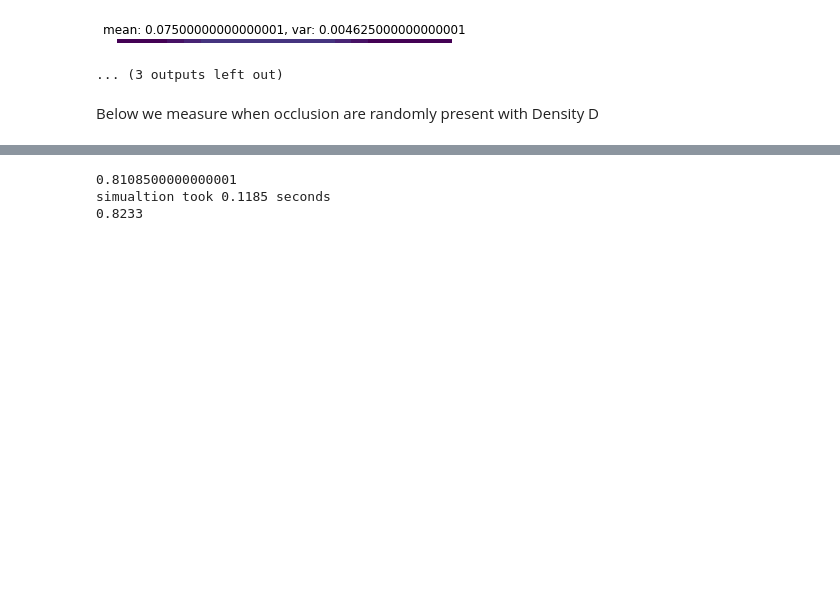
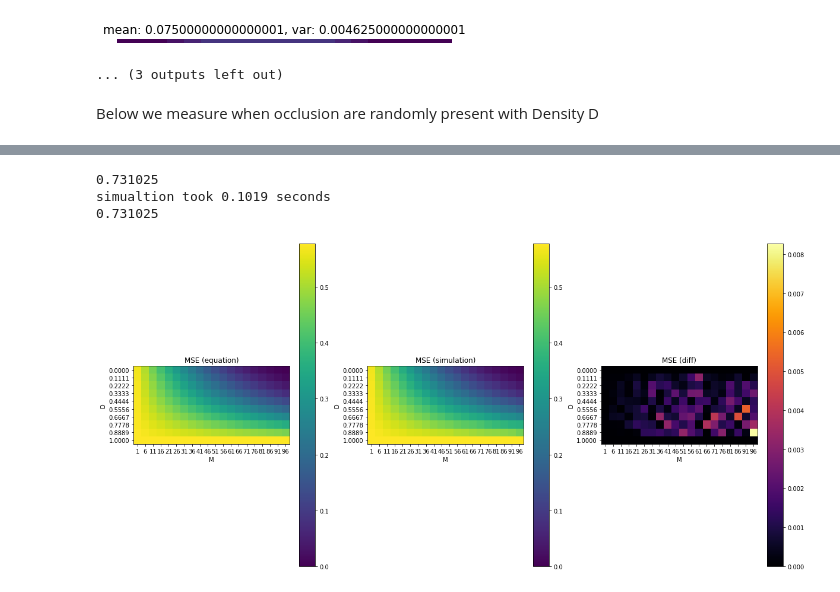
Before and after one commit to schedldave/aos-scripts, a Jupyter notebook: MSE_with_Motion.ipynb, the cells around one changed output, grey strips where cells are left out. Cells and saved outputs as stored; diff of their text form; code cells hidden in the pictures; blank space fills up the shorter version.

```diff
--- a/MSE_with_Motion.ipynb
+++ b/MSE_with_Motion.ipynb
@@ -344,26 +344,27 @@ print(np.mean(nums), np.count_nonzero(nums)/1000)
 import time
 
 w = 100 # simualtion width / fov on the ground
-a =  19 # size of the target on the ground
+a =  1 # size of the target on the ground
 r = a / w # ratio / mean between target and
 d = 1 # movement of the target
 o_size = 1 # occluder size
 o_shift = 1 # occluder shift every image
-o_dens = 0.9 # occlusion density
+o_dens = 0.0 # occlusion density
 s_mean = 1.0 # signal mean
+o_mean = 0.1 # noise mean
 N = 20 # number of images recorded
 M = N if d<=0 else max(min(a/d,N),1) # number of overlaps with moving [1 ... N].
 
 sim_trails = 100 # number of simulation trails
 
-def simulate(w,N,a,d,s_mean,o_dens,o_size,o_shift):
+def simulate(w,N,a,d,s_mean,o_mean,o_dens,o_size,o_shift):
   # create occlusion with a certain density
   occlimage = np.random.choice([0, 1], size=(1,int(w/o_size)), p=[o_dens, 1-o_dens]) #np.random.binomial(n=1, p=1-o_dens, size=(1,50))
   occlimage = occlimage.repeat(o_size, axis=1)
 
   # create signal
   sx,sy = int(a), int(a)
-  single = np.zeros((1,w))
+  single = np.ones((1,w)) * o_mean
   x,y = sx + d, sy
   single[:,x:x+a] = s_mean
 
@@ -378,7 +379,9 @@ def simulate(w,N,a,d,s_mean,o_dens,o_size,o_shift):
   # non-noise count: print(np.sum(occls,axis=2))
 
   # integral image:
-  integral = np.mean(images*occls,axis=2)
+  X = images
+  X[occls==0] = o_mean
+  integral = np.mean(X,axis=2)
 
   # compute MSE
   if d==0:
@@ -392,43 +395,75 @@ def simulate(w,N,a,d,s_mean,o_dens,o_size,o_shift):
 
   z_mean,z_var = np.mean(gt_avg[mask]), np.var(gt_avg[mask])
   assert( np.isclose(z_var,0) )
-  assert( np.isclose(z_mean, s_mean * M / N ) )
+  #assert( np.isclose(z_mean, s_mean * M / N ) )
 
   # simulate MSE
   mse = np.square(integral[mask] - s_mean).mean(axis=None)
   return mse
 
 tic = time.perf_counter()
-print( np.mean( [ simulate(w,N,a,d,s_mean,o_dens,o_size,o_shift) for i in range(sim_trails) ] )  )
+print( np.mean( [ simulate(w,N,a,d,s_mean,o_mean,o_dens,o_size,o_shift) for i in range(sim_trails) ] )  )
 toc = time.perf_counter()
 print(f"simualtion took {toc - tic:0.4f} seconds")
 
 
-print( theoritcal_MSE(s_mean,0,0,0,o_dens,N,int(M)) )
+print( theoritcal_MSE(s_mean,0,o_mean,0,o_dens,N,int(M)) )
 # %% [output]
-0.8108500000000001
-simualtion took 0.1185 seconds
-0.8233
+0.731025
+simualtion took 0.1019 seconds
+0.731025
 # %%
 # run over multiple Ms and Ds
-
-N = 20
+w = 1000
+N = 100
 a = N
+s_mean = .88 # signal mean
+o_mean = .12 # noise mean
 
 sim_trails = 100 # number of simulation trails
 
-Ds = list(np.linspace(0.0, 1.0, 30))
-Ms = list(range(1,N)) # M < N, causes problems with the simulation otherwise
+Ds = list(np.linspace(0.0, 1.0, 10))
+Ms = list(range(1,N,5)) # M < N, causes problems with the simulation otherwise
 
 sim_mses = np.zeros((len(Ds),len(Ms)))
 clc_mses = np.zeros_like(sim_mses)
 
 for D in Ds:
   for M in Ms:
     try:
-      sim_mses[Ds.index(D), Ms.index(M)] = np.mean( [ simulate(w,N,M,1,s_mean,D,o_size,o_shift) for i in range(sim_trails) ] )
+      sim_mses[Ds.index(D), Ms.index(M)] = np.mean( [ simulate(w,N,M,1,s_mean,o_mean,D,o_size,o_shift) for i in range(sim_trails) ] )
     except:
       sim_mses[Ds.index(D), Ms.index(M)] = np.nan
-    clc_mses[Ds.index(D), Ms.index(M)] = theoritcal_MSE(s_mean,0,0,0,D,N,int(M))
+    clc_mses[Ds.index(D), Ms.index(M)] = theoritcal_MSE(s_mean,0,o_mean,0,D,N,int(M))
 
 # takes a few seconds to compute ... ⌛
+
+# display nicely
+plt.figure(figsize=(20,10))
+plt.subplot(131)
+im = imshow(clc_mses, vmin=0, vmax=np.max(clc_mses,axis=None))
+plt.yticks(range(len(Ds)),[ '{:0.4f}'.format(d) for d in Ds]), plt.xticks(range(len(Ms)),Ms)
+plt.ylabel('D'), plt.xlabel('M')
+plt.title( 'MSE (equation)' )
+plt.axis('on')
+plt.colorbar(im)
+
+plt.subplot(132)
+im = imshow(sim_mses, vmin=0, vmax=np.max(clc_mses,axis=None))
+plt.yticks(range(len(Ds)),[ '{:0.4f}'.format(d) for d in Ds]), plt.xticks(range(len(Ms)),Ms)
+plt.ylabel('D'), plt.xlabel('M')
+plt.title( 'MSE (simulation)' )
+plt.axis('on')
+plt.colorbar(im)
+
+plt.subplot(133)
+im = imshow(np.abs(sim_mses-clc_mses), cmap='inferno')
+plt.yticks(range(len(Ds)),[ '{:0.4f}'.format(d) for d in Ds]), plt.xticks(range(len(Ms)),Ms)
+plt.ylabel('D'), plt.xlabel('M')
+plt.title( 'MSE (diff)' )
+plt.axis('on')
+plt.colorbar(im)
+
+plt.show()
+# %% [output]
+[figure, added]
```
Also changed, not shown: parts of 5 cells of this notebook.
